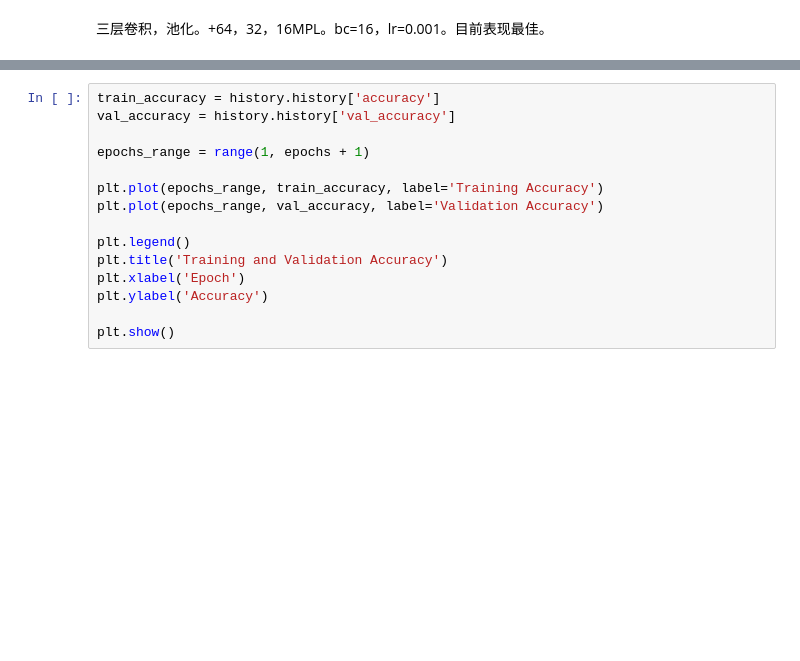
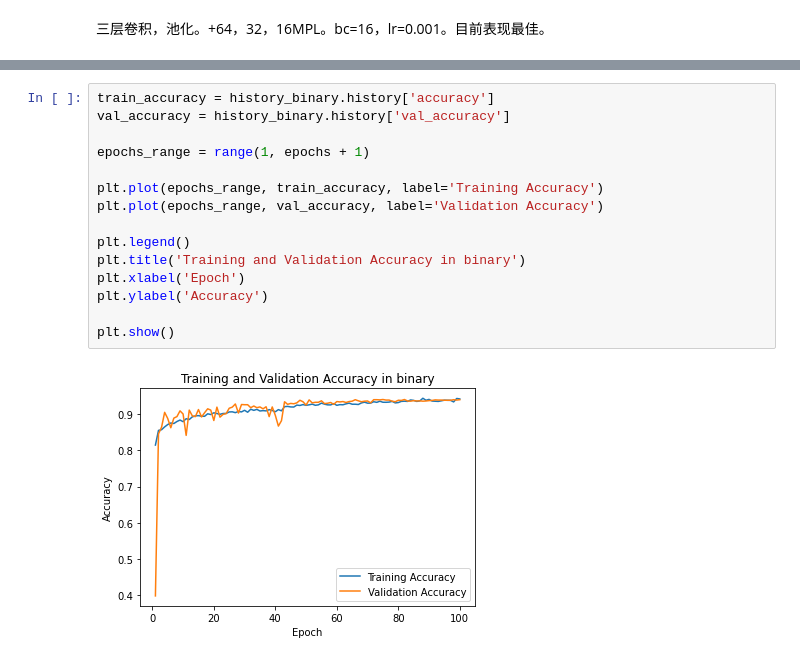
Before and after one commit to SHVleV9CYWkK/CRCHistoPhenotypes-Image-Classification, a Jupyter notebook: main.ipynb, the cells around one changed output, grey strips where cells are left out. Saved outputs shown, nothing was run; the diff lists cells and outputs as text; blank space fills up the shorter version.

```diff
--- a/main.ipynb
+++ b/main.ipynb
@@ -181,15 +243,17 @@ plt.show()
 # %%
-train_accuracy = history.history['accuracy']
-val_accuracy = history.history['val_accuracy']
+train_accuracy = history_binary.history['accuracy']
+val_accuracy = history_binary.history['val_accuracy']
 
 epochs_range = range(1, epochs + 1)
 
 plt.plot(epochs_range, train_accuracy, label='Training Accuracy')
 plt.plot(epochs_range, val_accuracy, label='Validation Accuracy')
 
 plt.legend()
-plt.title('Training and Validation Accuracy')
+plt.title('Training and Validation Accuracy in binary')
 plt.xlabel('Epoch')
 plt.ylabel('Accuracy')
 
 plt.show()
+# %% [output]
+[figure, added]
```
Also changed, not shown: parts of 21 cells of this notebook, 6 other files.
